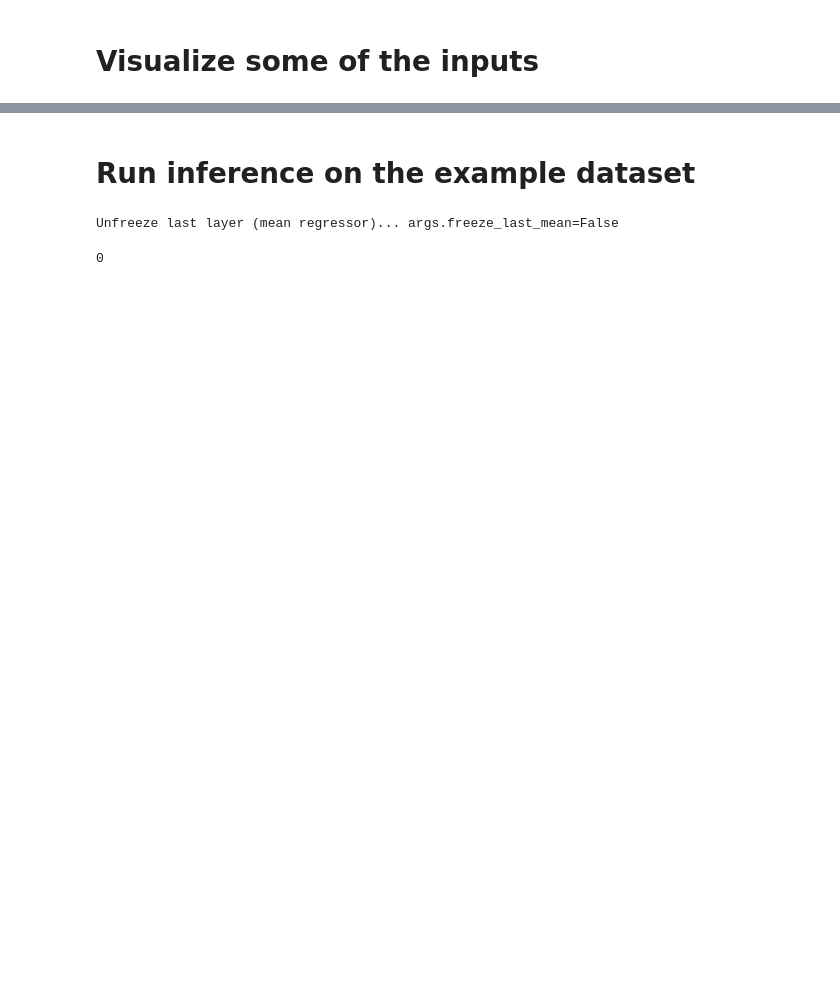
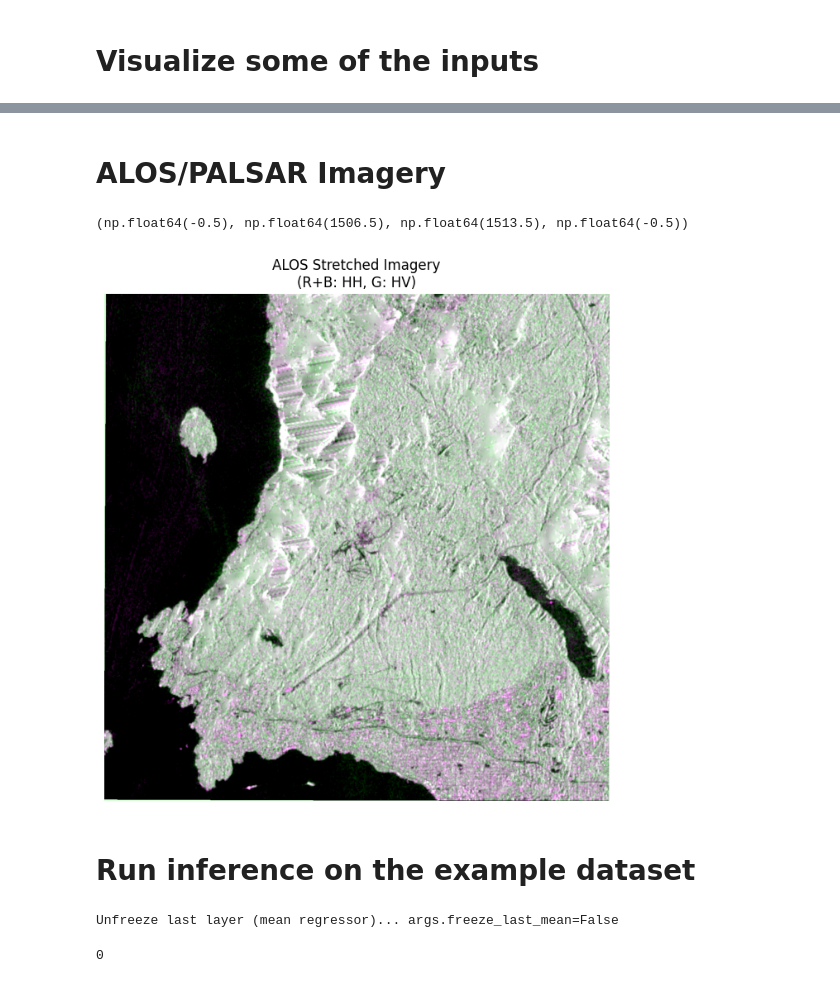
Before and after one commit to championjeyson/agb-prediction, a Jupyter notebook: notebooks/demo_inference.ipynb, the cells around one changed output, grey strips where cells are left out. Saved outputs shown, nothing was run; the diff lists cells and outputs as text; code cells hidden in the pictures; blank space fills up the shorter version.

```diff
--- a/notebooks/demo_inference.ipynb
+++ b/notebooks/demo_inference.ipynb
@@ -59,3 +132,31 @@ ModuleNotFoundError: No module named 'src.inference'
+# %% [markdown]
+# ALOS/PALSAR Imagery
+# %%
+# Process ALOS data
+xds_alos_gamma = process_alos_data(xds_s2_ref_band)
+
+# Extract and display SAR imagery (stretched)
+bands = ['HH', 'HV', 'HH']
+da_list = [ xds_alos_gamma.sel(band=b) for b in bands ]
+stretched_list = []
+for da in da_list:
+    # compute percentiles for this band only
+    plow = np.nanpercentile(da, 20)
+    p98 = np.nanpercentile(da, 98)
+    stretched = (da - plow) / (p98 - plow)
+    stretched = stretched.clip(0, 1)
+    stretched_list.append(stretched)
+xds_alos_gamma_rgb_stretch = xr.concat(stretched_list, dim='band').transpose("y", "x", "band")
+
+figsize = (np.array(xds_alos_gamma_rgb_stretch.shape[:2]))/max(xds_alos_gamma_rgb_stretch.shape[:2]) * longer_dim_figsize
+
+fig, ax = plt.subplots(figsize=figsize)
+im = ax.imshow(xds_alos_gamma_rgb_stretch)
+ax.set_title("ALOS Stretched Imagery\n(R+B: HH, G: HV)")
+ax.axis("off")
+# %% [output]
+(np.float64(-0.5), np.float64(1506.5), np.float64(1513.5), np.float64(-0.5))
+[figure, added]
 # %% [markdown]
 # Run inference on the example dataset
 # %%
```
Also changed, not shown: parts of 9 cells of this notebook.
